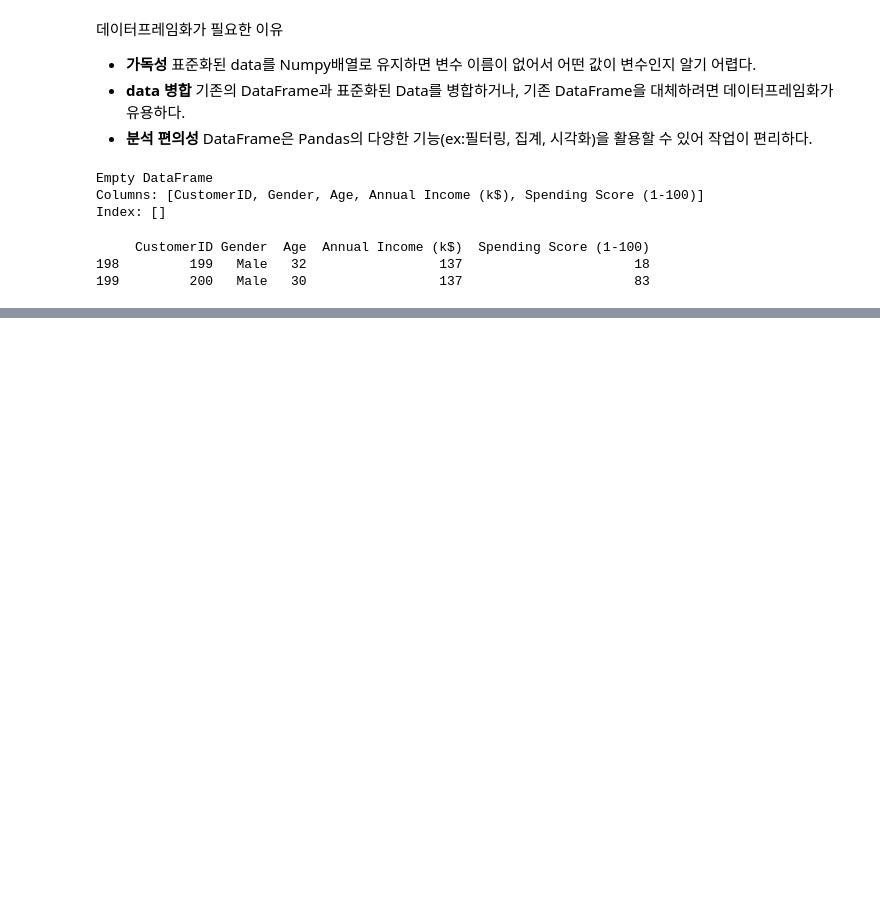
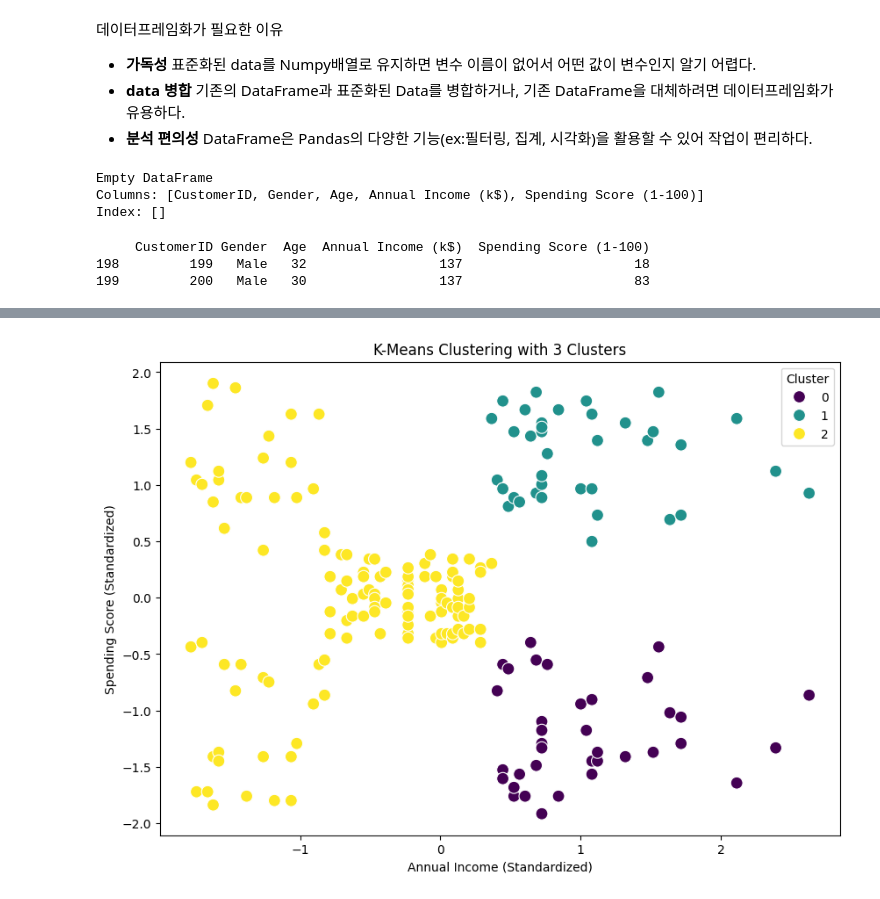
Before and after one commit to invisible-bo/customers, a Jupyter notebook: customers.ipynb, the cells around one changed output, grey strips where cells are left out. Saved outputs shown, nothing was run; the diff lists cells and outputs as text; code cells hidden in the pictures; blank space fills up the shorter version.

```diff
--- a/customers.ipynb
+++ b/customers.ipynb
@@ -90,0 +122,26 @@ standardized_df = pd.DataFrame(scaled_data, columns=['Annual Income (k$)_standar
+# %%
+# K-Means 클러스터링
+kmeans = KMeans(n_clusters=3, random_state=42)  # 클러스터 수를 3으로 설정
+standardized_df['Cluster'] = kmeans.fit_predict(standardized_df)  # 클러스터 레이블 추가
+# %%
+# Seaborn 라이브러리를 불러옴.
+# Seaborn은 Matplotlib 기반의 데이터 시각화 라이브러리로, 더 세련되고 간결한 그래프를
+# 생성할 수 있다
+import seaborn as sns
+
+# 클러스터링 결과 시각화
+plt.figure(figsize=(10, 7)) # Matplotlib의 figure 크기를 설정
+sns.scatterplot(  # Seaborn의 산점도(Scatter Plot)를 생성하는 함수
+    x=standardized_df['Annual Income (k$)_standardized'],
+    y=standardized_df['Spending Score (1-100)_standardized'],
+    hue=standardized_df['Cluster'], # 데이터포인트의 색상을 Cluste)레이블에 따라다르게 설정
+    palette='viridis', # 팔레트 색상 지정
+    s=100 # s=100은 포인트 크기를 100으로 설정
+)
+plt.title('K-Means Clustering with 3 Clusters') # 그래프 제목 설정
+plt.xlabel('Annual Income (Standardized)')
+plt.ylabel('Spending Score (Standardized)') # X축과 Y축 레이블을 각각 설정
+plt.legend(title='Cluster') # 범례 제목을 Cluster로 설정
+plt.show() # 그래프를 출력
+# %% [output]
+[figure, added]
```
Also changed, not shown: parts of 21 cells of this notebook.
